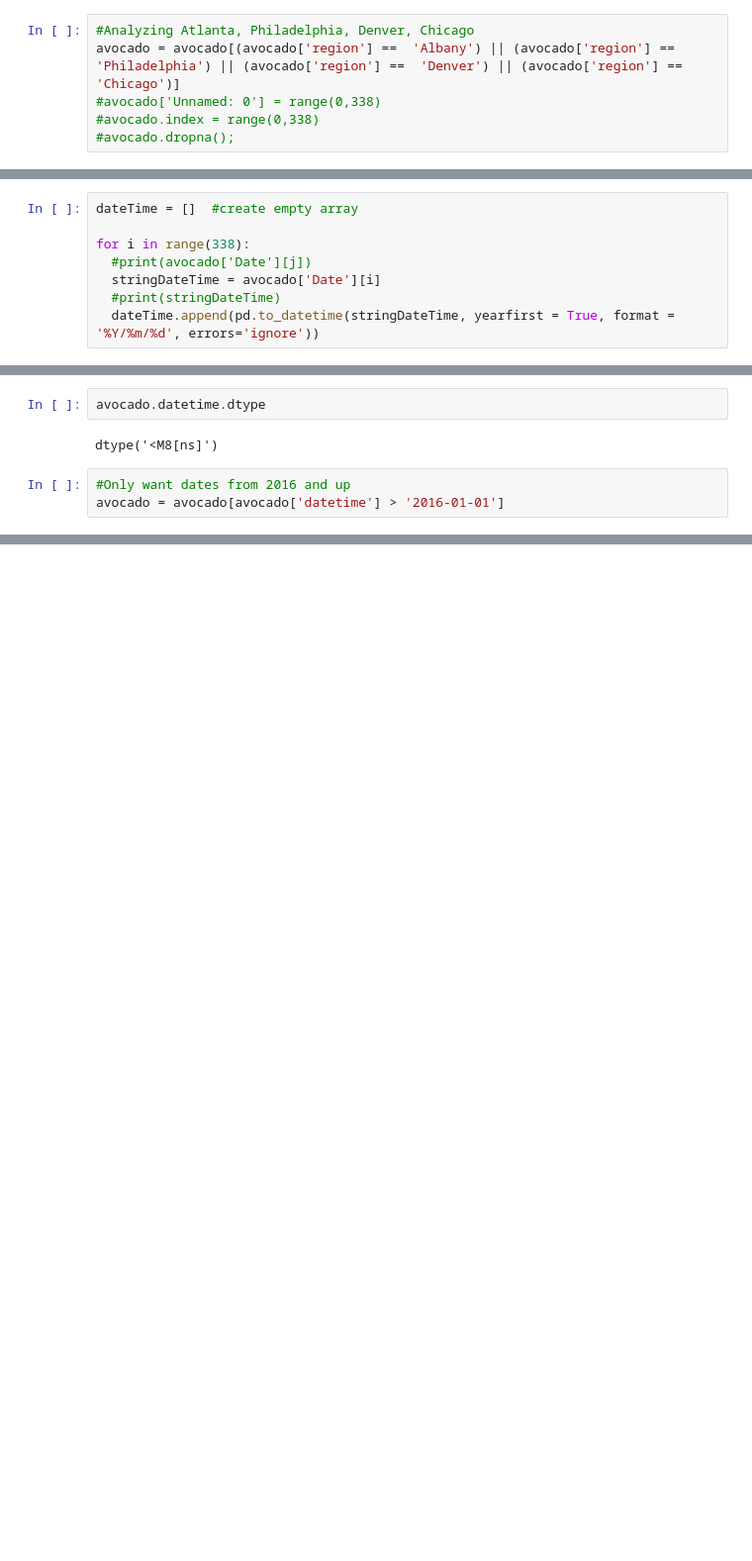
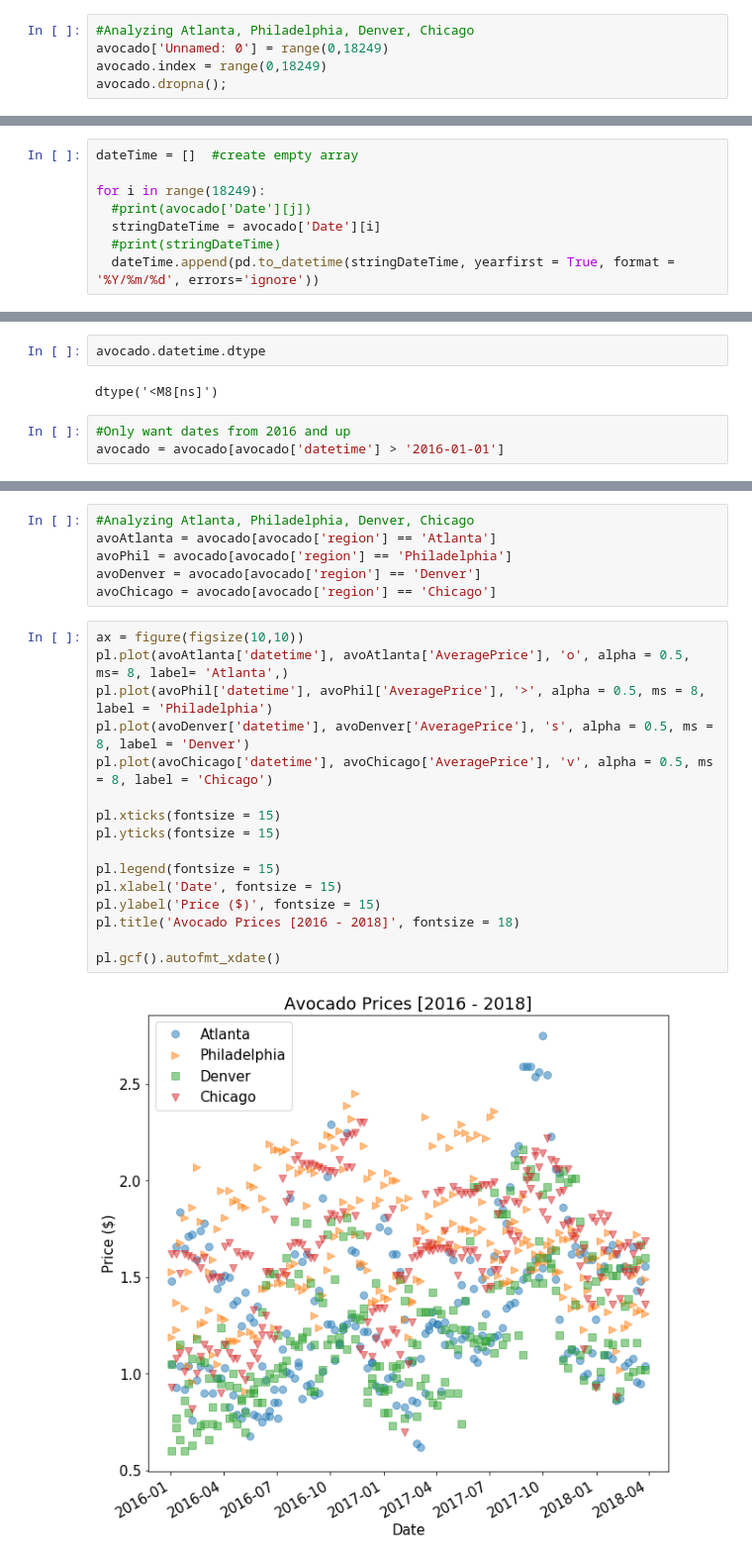
Before and after one commit to fedhere/DSPS_cHarty, a Jupyter notebook: HW8/plot_cHarty.ipynb, the cells around one changed output, grey strips where cells are left out. Shown: that part at 99% size. Saved outputs shown, nothing was run; the diff lists cells and outputs as text; blank space fills up the shorter version.

```diff
--- a/HW8/plot_cHarty.ipynb
+++ b/HW8/plot_cHarty.ipynb
@@ -52,7 +52,6 @@ avocado.shape
 (18249, 14)
 # %%
 #Analyzing Atlanta, Philadelphia, Denver, Chicago
-avocado = avocado[(avocado['region'] ==  'Albany') || (avocado['region'] ==  'Philadelphia') || (avocado['region'] ==  'Denver') || (avocado['region'] ==  'Chicago')]
-#avocado['Unnamed: 0'] = range(0,338)
-#avocado.index = range(0,338)
-#avocado.dropna();
+avocado['Unnamed: 0'] = range(0,18249)
+avocado.index = range(0,18249)
+avocado.dropna();
@@ -65,7 +58,7 @@ avocado.shape
 # %%
 dateTime = []  #create empty array
 
-for i in range(338):
+for i in range(18249):
   #print(avocado['Date'][j])
   stringDateTime = avocado['Date'][i]
   #print(stringDateTime)
@@ -93,0 +75,24 @@ plt.gcf().autofmt_xdate()
+# %%
+#Analyzing Atlanta, Philadelphia, Denver, Chicago
+avoAtlanta = avocado[avocado['region'] == 'Atlanta']
+avoPhil = avocado[avocado['region'] == 'Philadelphia']
+avoDenver = avocado[avocado['region'] == 'Denver']
+avoChicago = avocado[avocado['region'] == 'Chicago']
+# %%
+ax = figure(figsize(10,10))
+pl.plot(avoAtlanta['datetime'], avoAtlanta['AveragePrice'], 'o', alpha = 0.5, ms= 8, label= 'Atlanta',)
+pl.plot(avoPhil['datetime'], avoPhil['AveragePrice'], '>', alpha = 0.5, ms = 8, label = 'Philadelphia')
+pl.plot(avoDenver['datetime'], avoDenver['AveragePrice'], 's', alpha = 0.5, ms = 8, label = 'Denver')
+pl.plot(avoChicago['datetime'], avoChicago['AveragePrice'], 'v', alpha = 0.5, ms = 8, label = 'Chicago')
+
+pl.xticks(fontsize = 15)
+pl.yticks(fontsize = 15)
+
+pl.legend(fontsize = 15)
+pl.xlabel('Date', fontsize = 15)
+pl.ylabel('Price ($)', fontsize = 15)
+pl.title('Avocado Prices [2016 - 2018]', fontsize = 18)
+
+pl.gcf().autofmt_xdate()
+# %% [output]
+[figure, added]
```
Also changed, not shown: parts of 5 cells of this notebook.
